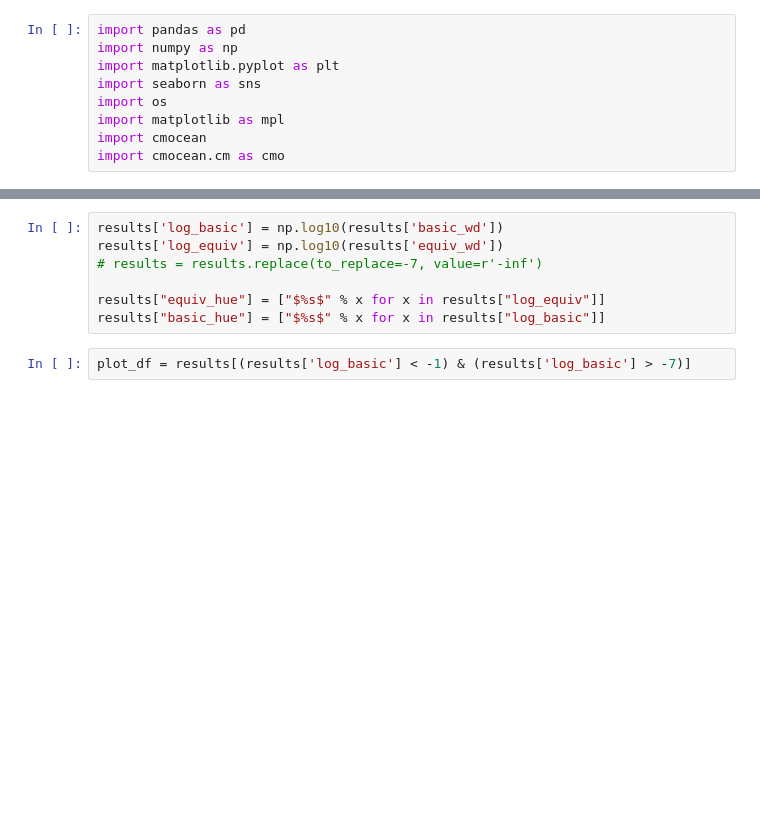
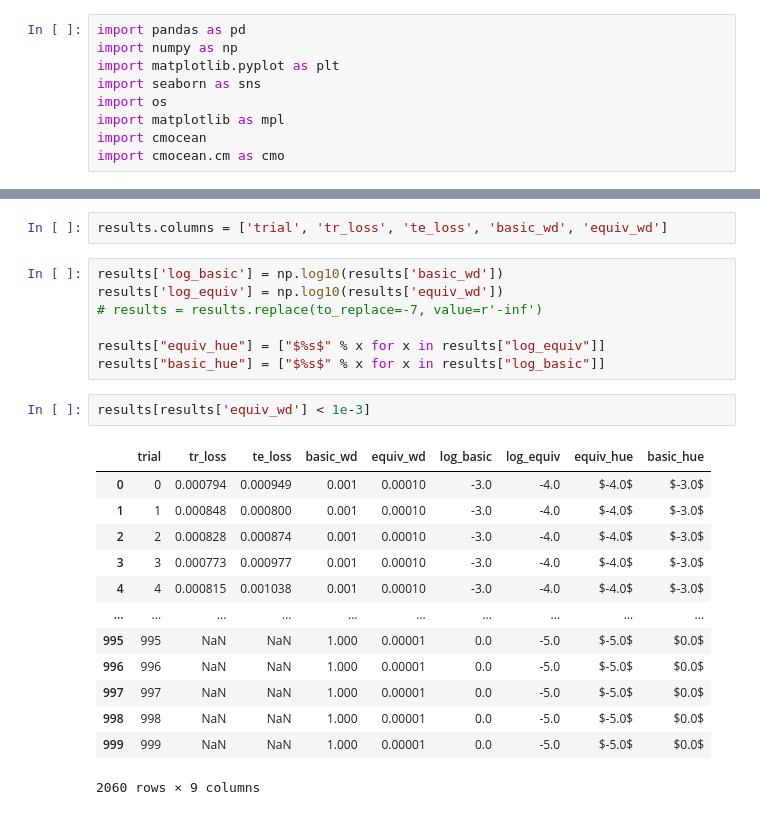
Before and after one commit to mfinzi/residual-pathway-priors, a Jupyter notebook: experiments/prior-var-ablation/windy_pendulum_plotter.ipynb, the cells around one changed output, grey strips where cells are left out. Cells and saved outputs as stored; diff of their text form; blank space fills up the shorter version.

```diff
--- a/experiments/prior-var-ablation/windy_pendulum_plotter.ipynb
+++ b/experiments/prior-var-ablation/windy_pendulum_plotter.ipynb
@@ -35,3 +32,5 @@ results.columns = ['trial', 'tr_loss', 'te_loss', 'basic_wd', 'equiv_wd']
+# %%
+results.columns = ['trial', 'tr_loss', 'te_loss', 'basic_wd', 'equiv_wd']
 # %%
 results['log_basic'] = np.log10(results['basic_wd'])
 results['log_equiv'] = np.log10(results['equiv_wd'])
@@ -39,8 +38,22 @@ results['log_equiv'] = np.log10(results['equiv_wd'])
 
 results["equiv_hue"] = ["$%s$" % x for x in results["log_equiv"]]
 results["basic_hue"] = ["$%s$" % x for x in results["log_basic"]]
-# %%
-plot_df = results[(results['log_basic'] < -1) & (results['log_basic'] > -7)]
+# %%
+results[results['equiv_wd'] < 1e-3]
+# %% [output]
+|  | trial | tr_loss | te_loss | basic_wd | equiv_wd | log_basic | log_equiv | equiv_hue | basic_hue |
+| 0 | 0 | 0.000794 | 0.000949 | 0.001 | 0.00010 | -3.0 | -4.0 | $-4.0$ | $-3.0$ |
+| 1 | 1 | 0.000848 | 0.000800 | 0.001 | 0.00010 | -3.0 | -4.0 | $-4.0$ | $-3.0$ |
+| 2 | 2 | 0.000828 | 0.000874 | 0.001 | 0.00010 | -3.0 | -4.0 | $-4.0$ | $-3.0$ |
+| 3 | 3 | 0.000773 | 0.000977 | 0.001 | 0.00010 | -3.0 | -4.0 | $-4.0$ | $-3.0$ |
+| 4 | 4 | 0.000815 | 0.001038 | 0.001 | 0.00010 | -3.0 | -4.0 | $-4.0$ | $-3.0$ |
+| ... | ... | ... | ... | ... | ... | ... | ... | ... | ... |
+| 995 | 995 | NaN | NaN | 1.000 | 0.00001 | 0.0 | -5.0 | $-5.0$ | $0.0$ |
+| 996 | 996 | NaN | NaN | 1.000 | 0.00001 | 0.0 | -5.0 | $-5.0$ | $0.0$ |
+| 997 | 997 | NaN | NaN | 1.000 | 0.00001 | 0.0 | -5.0 | $-5.0$ | $0.0$ |
+| 998 | 998 | NaN | NaN | 1.000 | 0.00001 | 0.0 | -5.0 | $-5.0$ | $0.0$ |
+| 999 | 999 | NaN | NaN | 1.000 | 0.00001 | 0.0 | -5.0 | $-5.0$ | $0.0$ |
+2060 rows × 9 columns
 # %%
 n_lines = 4
 
```
Also changed, not shown: parts of 7 cells of this notebook, 26 other files.
